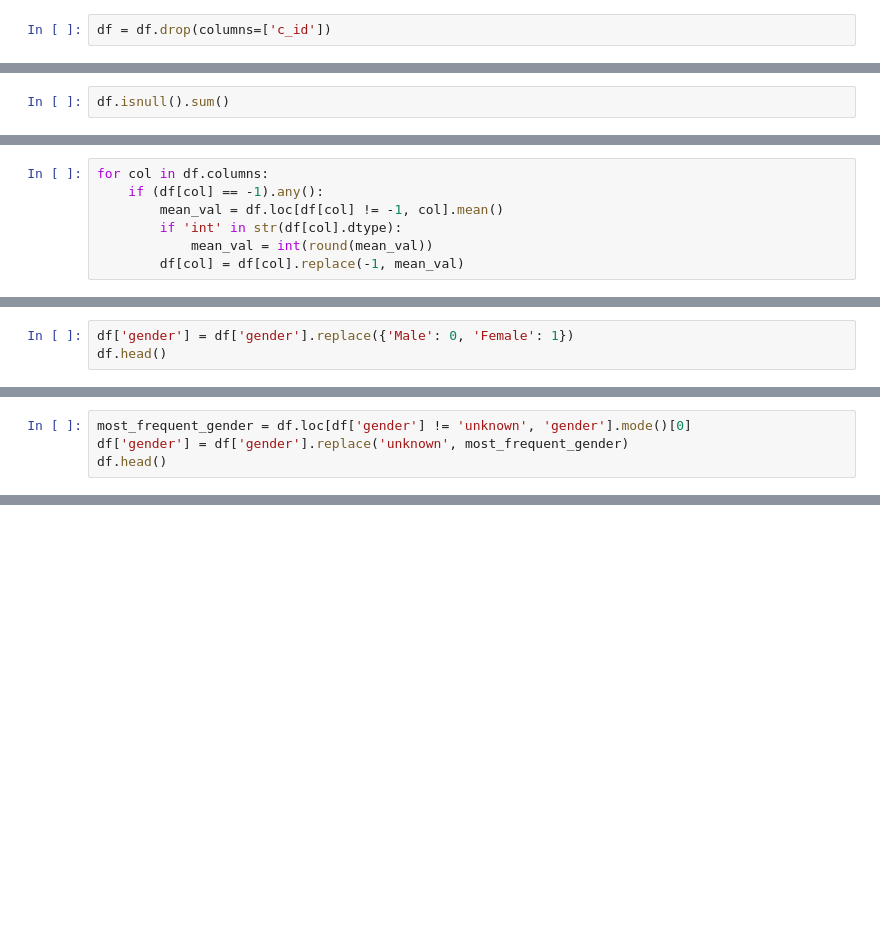
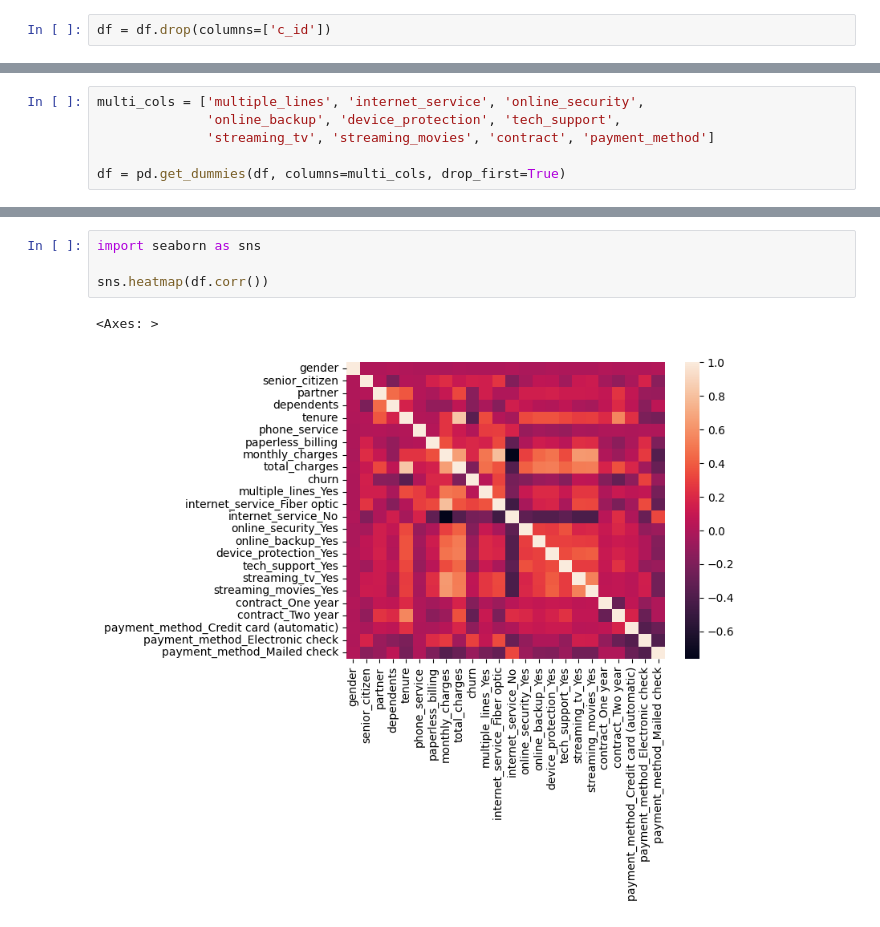
Before and after one commit to YashK-1/customer_churn_prediction, a Jupyter notebook: model.ipynb, the cells around one changed output, grey strips where cells are left out. Cells and saved outputs as stored; diff of their text form; blank space fills up the shorter version.

```diff
--- a/model.ipynb
+++ b/model.ipynb
@@ -206,2 +163,6 @@ df.head()
 # %%
-df.isnull().sum()
+multi_cols = ['multiple_lines', 'internet_service', 'online_security',
+              'online_backup', 'device_protection', 'tech_support',
+              'streaming_tv', 'streaming_movies', 'contract', 'payment_method']
+
+df = pd.get_dummies(df, columns=multi_cols, drop_first=True)
@@ -221,7 +168,0 @@ dtype: int64
-# %%
-for col in df.columns:
-    if (df[col] == -1).any():
-        mean_val = df.loc[df[col] != -1, col].mean()
-        if 'int' in str(df[col].dtype):
-            mean_val = int(round(mean_val))
-        df[col] = df[col].replace(-1, mean_val)
@@ -237,3 +168,0 @@ df.head()
-# %%
-df['gender'] = df['gender'].replace({'Male': 0, 'Female': 1})
-df.head()
@@ -247,4 +168,0 @@ df.head()
-# %%
-most_frequent_gender = df.loc[df['gender'] != 'unknown', 'gender'].mode()[0]
-df['gender'] = df['gender'].replace('unknown', most_frequent_gender)
-df.head()
@@ -272,0 +196,7 @@ df.corr()
+# %%
+import seaborn as sns
+
+sns.heatmap(df.corr())
+# %% [output]
+<Axes: >
+[figure, added]
```
Also changed, not shown: parts of 42 cells of this notebook, 4 other files.
